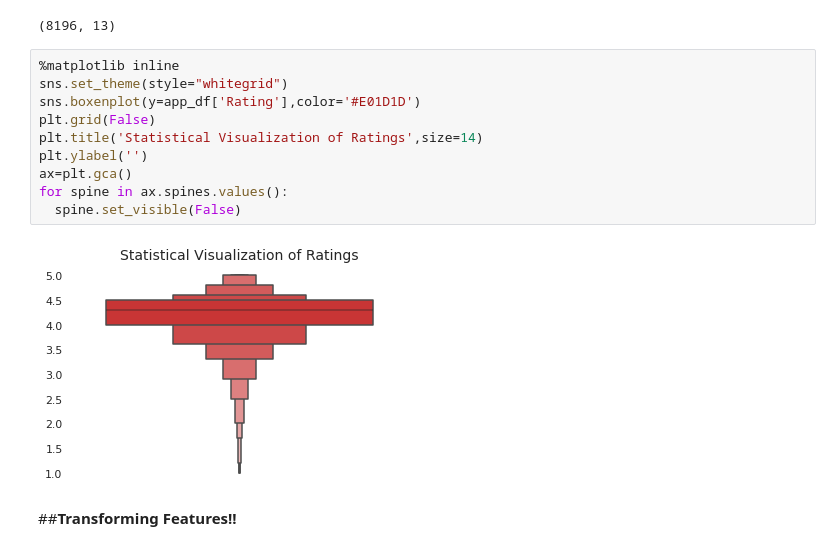
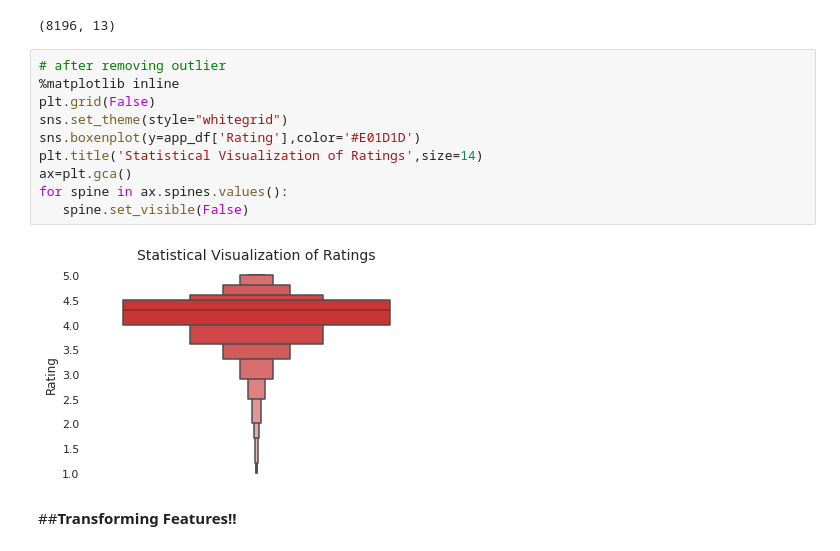
Before and after one commit to sudeep-009/PlayStoreAppReviewAnalysis, a Jupyter notebook: Copy_of_Play_Store_App_Review_Analysis_Capstone_Project.ipynb, the cells around one changed output. Cells and saved outputs as stored; diff of their text form.

```diff
--- a/Copy_of_Play_Store_App_Review_Analysis_Capstone_Project.ipynb
+++ b/Copy_of_Play_Store_App_Review_Analysis_Capstone_Project.ipynb
@@ -311,17 +367,17 @@ app_df.shape
 # %% [output]
 (8196, 13)
 # %%
+# after removing outlier
 %matplotlib inline
+plt.grid(False)
 sns.set_theme(style="whitegrid")
 sns.boxenplot(y=app_df['Rating'],color='#E01D1D')
-plt.grid(False)
 plt.title('Statistical Visualization of Ratings',size=14)
-plt.ylabel('')
 ax=plt.gca()
 for spine in ax.spines.values():
-  spine.set_visible(False)
+   spine.set_visible(False)
 # %% [output]
-[figure, old version]
+[figure, new version]
 # %% [markdown]
 ##**Transforming Features!!**
 # %% [markdown]
```
Also changed, not shown: parts of 36 cells of this notebook.
